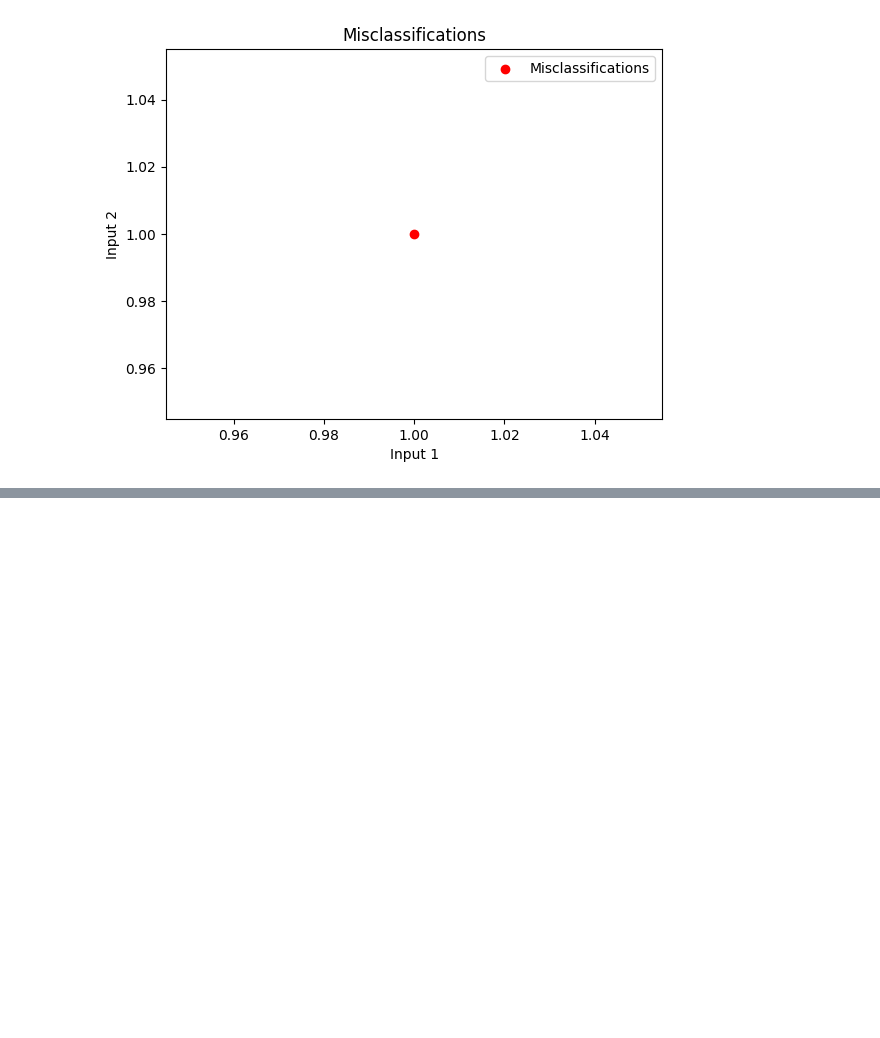
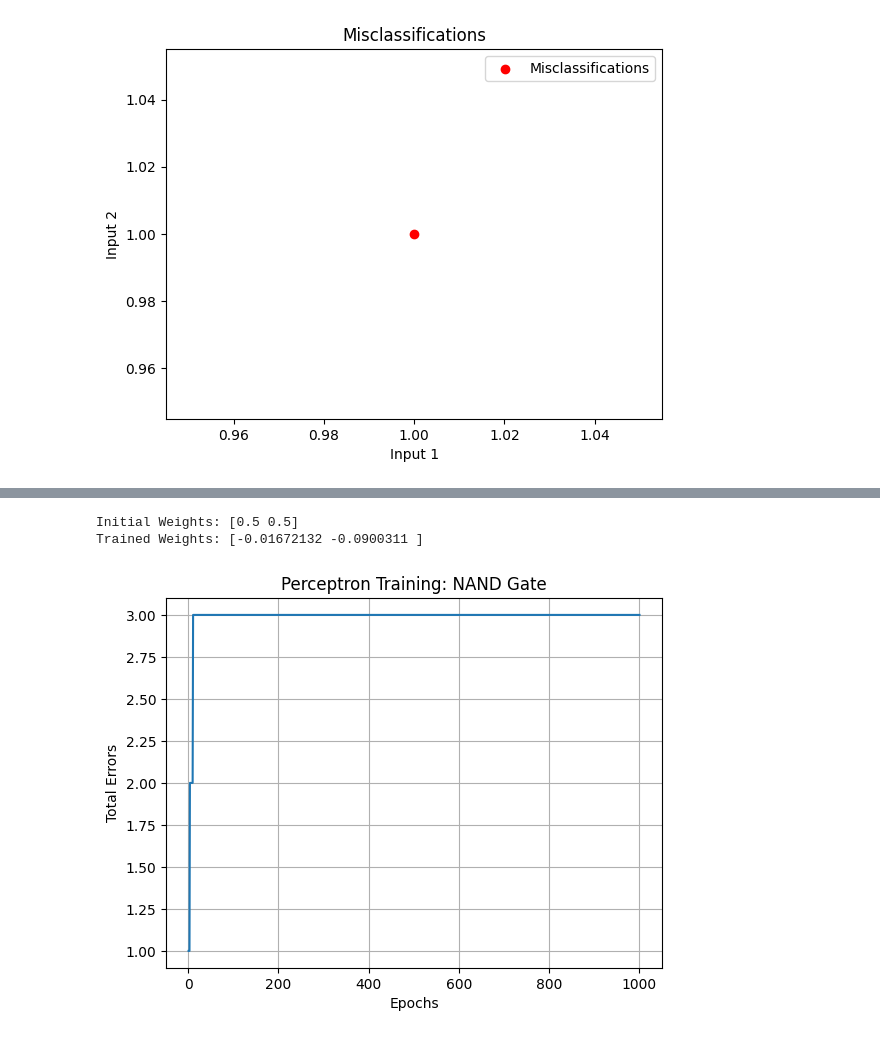
Before and after one commit to Guhan2348519/dl-lab-tasks, a Jupyter notebook: 2348519_DL_Lab1a.ipynb, the cells around one changed output, grey strips where cells are left out. Saved outputs shown, nothing was run; the diff lists cells and outputs as text; code cells hidden in the pictures; blank space fills up the shorter version.

```diff
--- a/2348519_DL_Lab1a.ipynb
+++ b/2348519_DL_Lab1a.ipynb
@@ -530,0 +445,58 @@ Final Weights: [1.1, 1.3]
+# %%
+
+import numpy as np
+
+def activation(x):
+    return 1 if x >= 0 else 0
+
+def perceptron_nand(inputs, weights):
+    return activation(np.dot(inputs, weights))
+
+def train_perceptron_nand(inputs, outputs, learning_rate=0.1, epochs=1000):
+    weights = np.random.rand(len(inputs[0]))
+    errors = []
+
+    for epoch in range(epochs):
+        total_errors = 0
+
+        for i in range(len(inputs)):
+            prediction = perceptron_nand(inputs[i], weights)
+            error = outputs[i] - prediction
+            total_errors += np.abs(error)
+
+            weights += learning_rate * error * inputs[i]
+
+        errors.append(total_errors)
+
+        if total_errors == 0:
+            print("Converged at epoch", epoch + 1)
+            break
+
+    return weights, errors
+
+# Input data for NAND gate
+inputs = np.array([[0, 0], [0, 1], [1, 0], [1, 1]])
+outputs = np.array([1, 1, 1, 0])  # Desired NAND gate outputs
+
+# Manually assign initial weights
+initial_weights = np.array([0.5, 0.5])
+
+# Train perceptron for NAND gate
+trained_weights, error_history = train_perceptron_nand(inputs, outputs)
+
+# Displaying the number of errors between positive and negative outcomes
+print("Initial Weights:", initial_weights)
+print("Trained Weights:", trained_weights)
+
+# Plotting the error history
+import matplotlib.pyplot as plt
+plt.plot(range(1, len(error_history) + 1), error_history)
+plt.xlabel('Epochs')
+plt.ylabel('Total Errors')
+plt.title('Perceptron Training: NAND Gate')
+plt.grid(True)
+plt.show()
+# %% [output]
+Initial Weights: [0.5 0.5]
+Trained Weights: [-0.01672132 -0.0900311 ]
+[figure, added]
```
Also changed, not shown: parts of 8 cells of this notebook.
